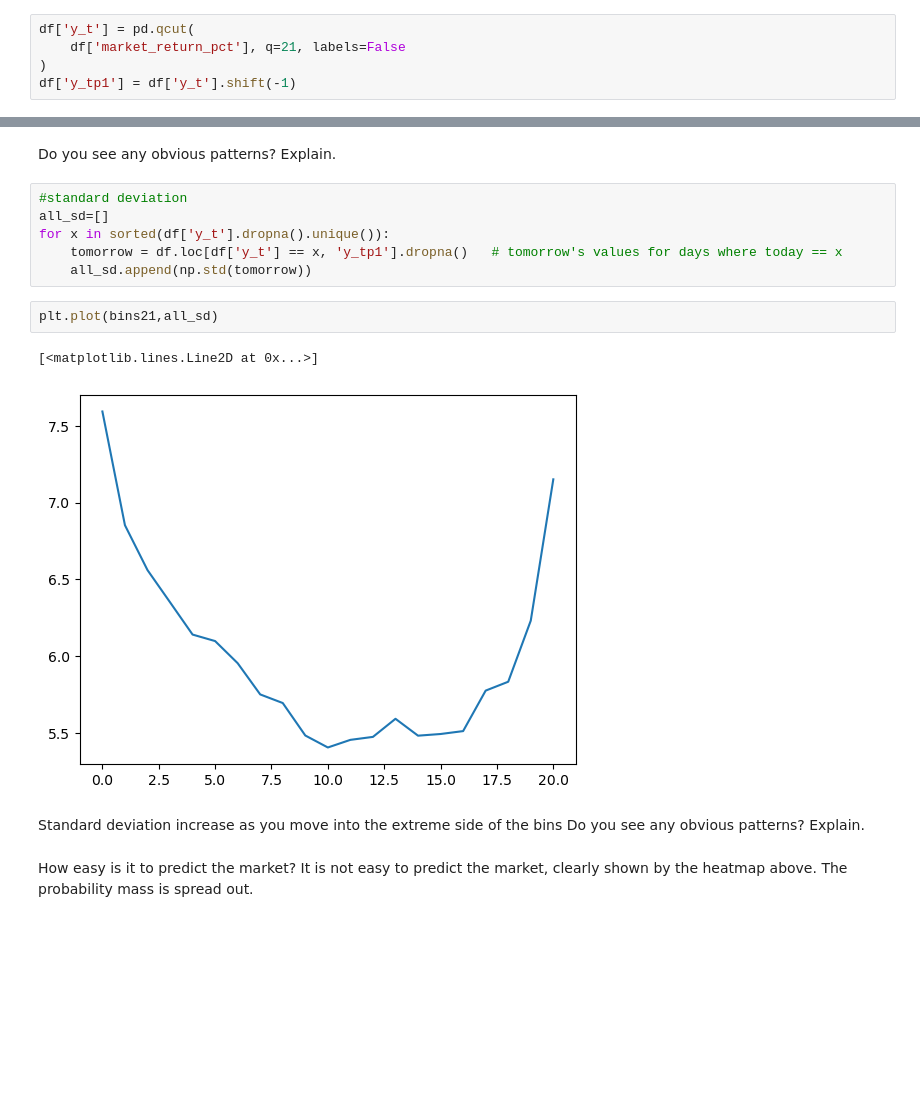
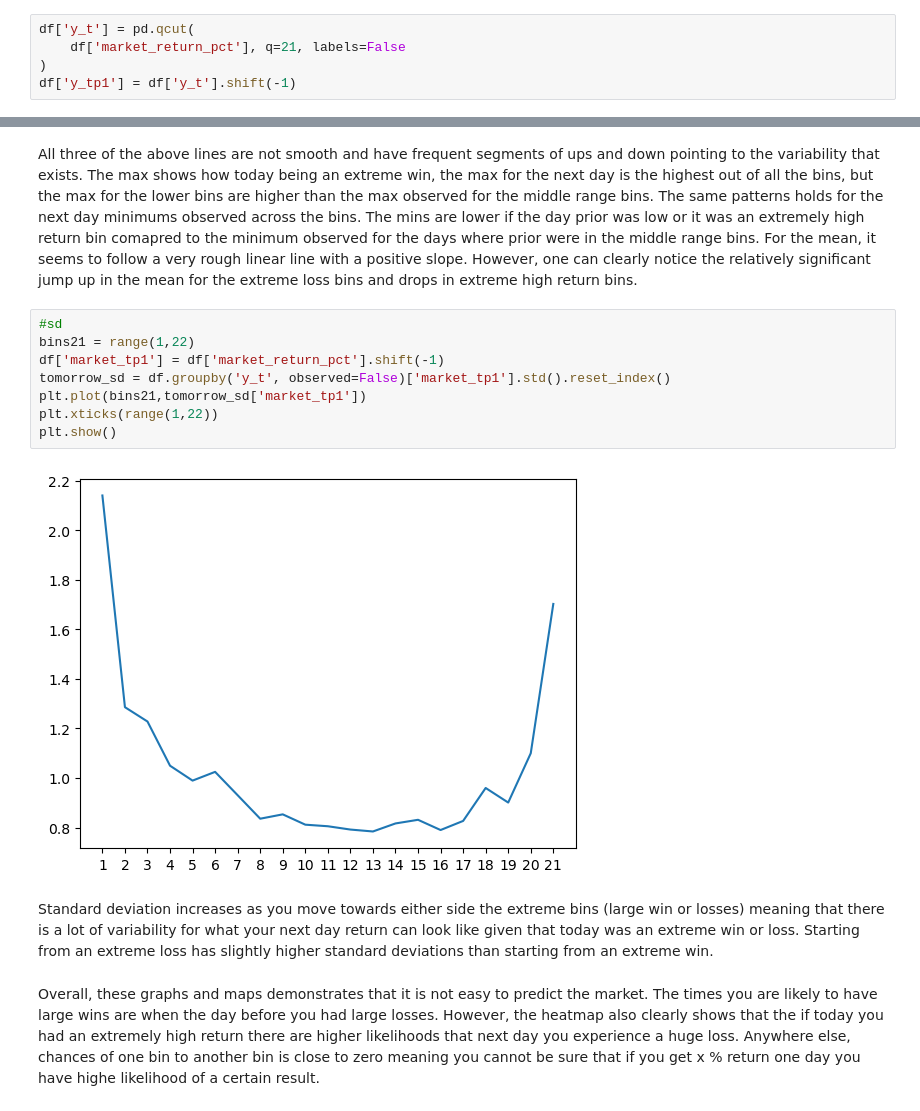
Before and after one commit to sayuri005/uu_markov, a Jupyter notebook: lab_1/lab.ipynb, the cells around one changed output, grey strips where cells are left out. Cells and saved outputs as stored; diff of their text form; blank space fills up the shorter version.

Commit message:
Add project updates without large pickle file

```diff
--- a/lab_1/lab.ipynb
+++ b/lab_1/lab.ipynb
@@ -282,18 +284,16 @@ plt.plot(bins21,all_max)
 # %% [markdown]
- Do you see any obvious patterns? Explain.
+All three of the above lines are not smooth and have frequent segments of ups and down pointing to the variability that exists. The max shows how today being an extreme win, the max for the next day is the highest out of all the bins, but the max for the lower bins are higher than the max observed for the middle range bins. The same patterns holds for the next day minimums observed across the bins. The mins are lower if the day prior was low or it was an extremely high return bin comapred to the minimum observed for the days where prior were in the middle range bins. For the mean, it seems to follow a very rough linear line with a positive slope. However, one can clearly notice the relatively significant jump up in the mean for the extreme loss bins and drops in extreme high return bins.
 # %%
-#standard deviation
-all_sd=[]
-for x in sorted(df['y_t'].dropna().unique()):
-    tomorrow = df.loc[df['y_t'] == x, 'y_tp1'].dropna()   # tomorrow's values for days where today == x
-    all_sd.append(np.std(tomorrow))
+#sd
+bins21 = range(1,22)
+df['market_tp1'] = df['market_return_pct'].shift(-1)
+tomorrow_sd = df.groupby('y_t', observed=False)['market_tp1'].std().reset_index()
+plt.plot(bins21,tomorrow_sd['market_tp1'])
+plt.xticks(range(1,22))
+plt.show()
+# %% [output]
+[figure, added]
-# %%
-plt.plot(bins21,all_sd)
-# %% [output]
-[<matplotlib.lines.Line2D at 0x...>]
-[figure, removed]
 # %% [markdown]
-Standard deviation increase as you move into the extreme side of the bins Do you see any obvious patterns? Explain.
+Standard deviation increases as you move towards either side the extreme bins (large win or losses) meaning that there is a lot of variability for what your next day return can look like given that today was an extreme win or loss. Starting from an extreme loss has slightly higher standard deviations than starting from an extreme win.
 # %% [markdown]
-How easy is it to predict the market?
-It is not easy to predict the market, clearly shown by the heatmap above. The probability mass is spread out.
+Overall, these graphs and maps demonstrates that it is not easy to predict the market. The times you are likely to have large wins are when the day before you had large losses. However, the heatmap also clearly shows that the if today you had an extremely high return there are higher likelihoods that next day you experience a huge loss. Anywhere else, chances of one bin to another bin is close to zero meaning you cannot be sure that if you get x % return one day you have highe likelihood of a certain result.
```
Also changed, not shown: parts of 8 cells of this notebook, 3 other files.
